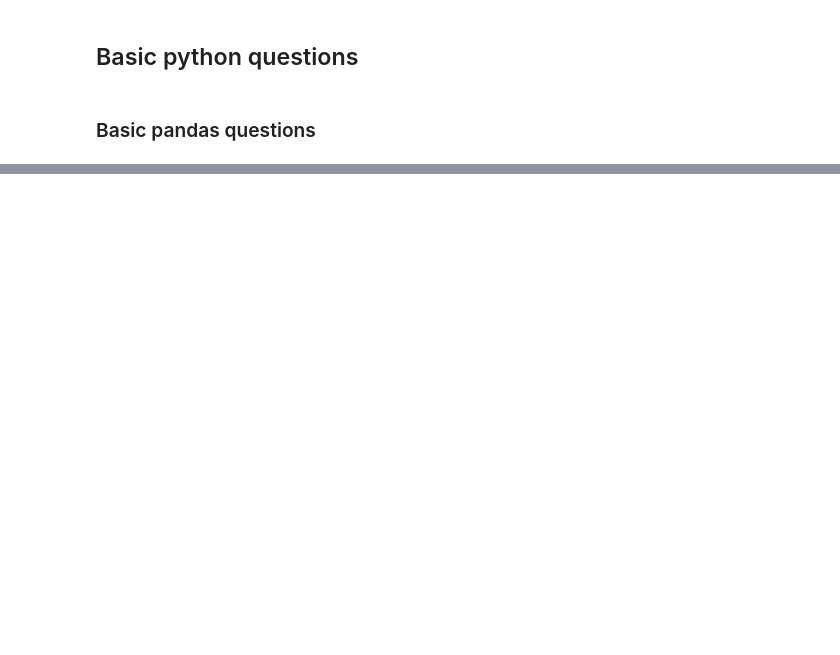
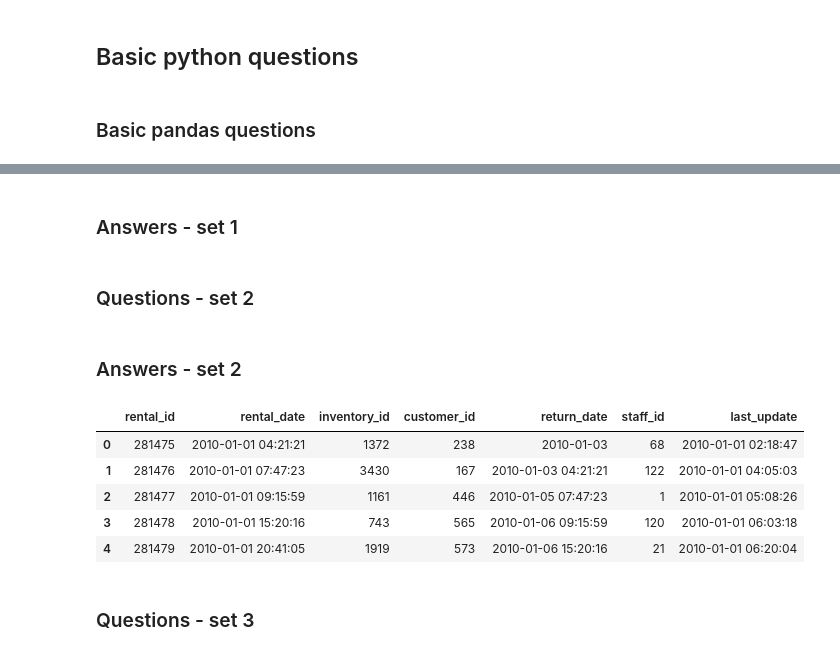
Before and after one commit to prasun2106/DataWrangling, a Jupyter notebook: data_wrangling.ipynb, the cells around one changed output, grey strips where cells are left out. Drawn from its saved outputs; the diff is of its cells as text; code cells hidden in the pictures; blank space fills up the shorter version.

Commit message:
added single table questions

```diff
--- a/data_wrangling.ipynb
+++ b/data_wrangling.ipynb
@@ -157,0 +183,2 @@ df_expensive_films = df_film[df_film['cost_per_minute'] > top_10_percent_thresho
+# %% [markdown]
+### Answers - set 1
@@ -157,0 +245,2 @@ df_expensive_films = df_film[df_film['cost_per_minute'] > top_10_percent_thresho
+# %% [markdown]
+### Questions - set 2
@@ -157,0 +270,12 @@ df_expensive_films = df_film[df_film['cost_per_minute'] > top_10_percent_thresho
+# %% [markdown]
+### Answers - set 2
+# %%
+df_rental = pd.read_csv("./sakila_data/rental.csv")
+df_rental.head()
+# %% [output]
+|  | rental_id | rental_date | inventory_id | customer_id | return_date | staff_id | last_update |
+| 0 | 281475 | 2010-01-01 04:21:21 | 1372 | 238 | 2010-01-03 | 68 | 2010-01-01 02:18:47 |
+| 1 | 281476 | 2010-01-01 07:47:23 | 3430 | 167 | 2010-01-03 04:21:21 | 122 | 2010-01-01 04:05:03 |
+| 2 | 281477 | 2010-01-01 09:15:59 | 1161 | 446 | 2010-01-05 07:47:23 | 1 | 2010-01-01 05:08:26 |
+| 3 | 281478 | 2010-01-01 15:20:16 | 743 | 565 | 2010-01-06 09:15:59 | 120 | 2010-01-01 06:03:18 |
+| 4 | 281479 | 2010-01-01 20:41:05 | 1919 | 573 | 2010-01-06 15:20:16 | 21 | 2010-01-01 06:20:04 |
@@ -157,0 +342,2 @@ df_expensive_films = df_film[df_film['cost_per_minute'] > top_10_percent_thresho
+# %% [markdown]
+### Questions - set 3
```
Also changed, not shown: parts of 11 cells of this notebook.
